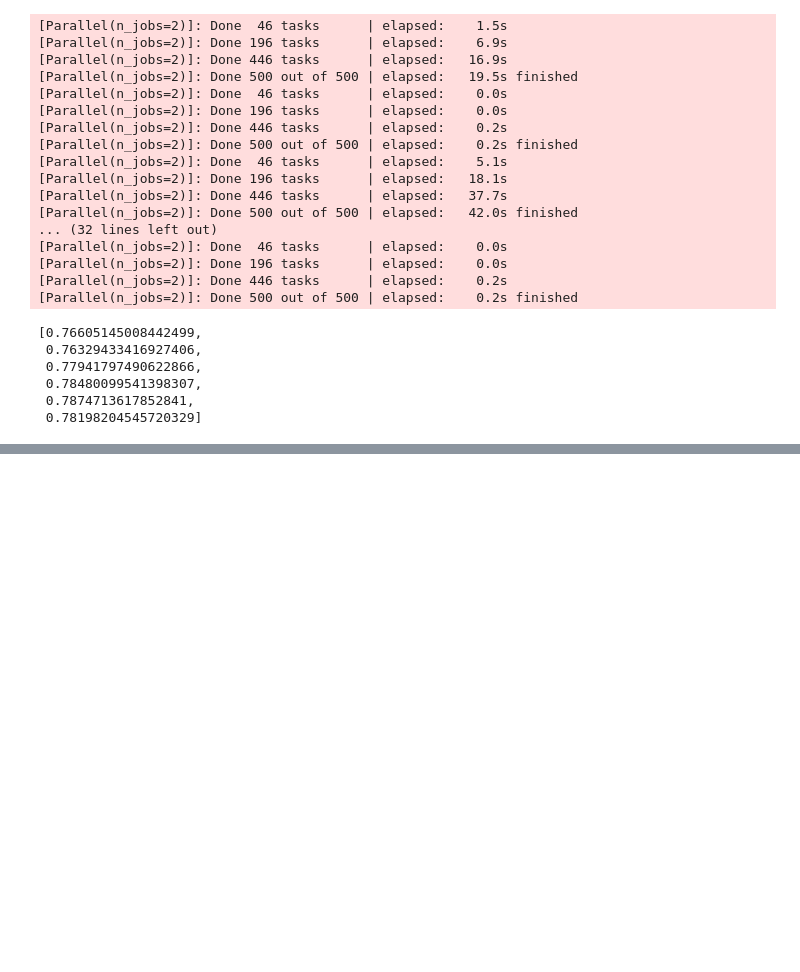
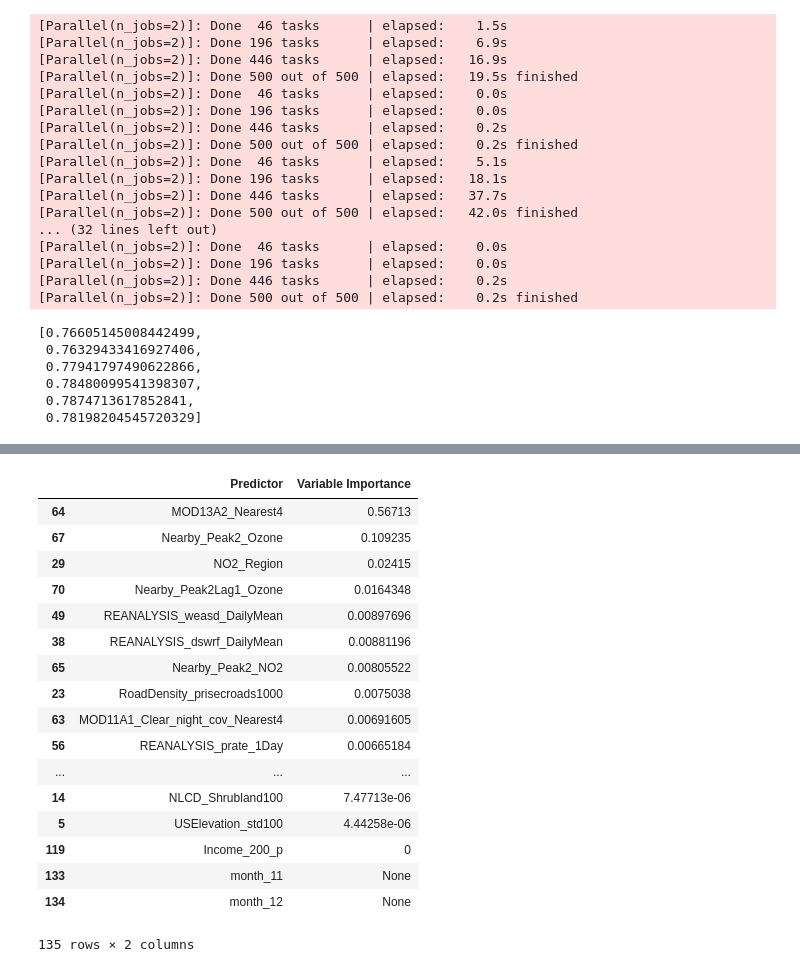
Before and after one commit to chase130101/airpred, a Jupyter notebook: modeling/chris_modeling_rfImp_1.ipynb, the cells around one changed output, grey strips where cells are left out. Cells and saved outputs as stored; diff of their text form; code cells hidden in the pictures; blank space fills up the shorter version.

```diff
--- a/modeling/chris_modeling_rfImp_1.ipynb
+++ b/modeling/chris_modeling_rfImp_1.ipynb
@@ -190,0 +223,4 @@ test_true_pred_rfImp_best_rf.to_csv('../data/test_true_pred_rfImp_best_rf.csv',
+# %%
+# for getting variable importances
+rf = sklearn.ensemble.RandomForestRegressor(n_estimators = 2000, random_state = 1, n_jobs = 2, max_features = 60, verbose = 1)
+rf.fit(sensor_census_imp_train_x_stand, sensor_census_imp_train_y.values)
@@ -190,0 +241,24 @@ test_true_pred_rfImp_best_rf.to_csv('../data/test_true_pred_rfImp_best_rf.csv',
+# %%
+# variable importances
+varImp = pd.DataFrame([sensor_census_imp_train.columns, rf.feature_importances_]).transpose()
+varImp.columns = ['Predictor', 'Variable Importance']
+varImp.sort_values(['Variable Importance'], axis = 0, ascending = False)
+# %% [output]
+|  | Predictor | Variable Importance |
+| 64 | MOD13A2_Nearest4 | 0.56713 |
+| 67 | Nearby_Peak2_Ozone | 0.109235 |
+| 29 | NO2_Region | 0.02415 |
+| 70 | Nearby_Peak2Lag1_Ozone | 0.0164348 |
+| 49 | REANALYSIS_weasd_DailyMean | 0.00897696 |
+| 38 | REANALYSIS_dswrf_DailyMean | 0.00881196 |
+| 65 | Nearby_Peak2_NO2 | 0.00805522 |
+| 23 | RoadDensity_prisecroads1000 | 0.0075038 |
+| 63 | MOD11A1_Clear_night_cov_Nearest4 | 0.00691605 |
+| 56 | REANALYSIS_prate_1Day | 0.00665184 |
+| ... | ... | ... |
+| 14 | NLCD_Shrubland100 | 7.47713e-06 |
+| 5 | USElevation_std100 | 4.44258e-06 |
+| 119 | Income_200_p | 0 |
+| 133 | month_11 | None |
+| 134 | month_12 | None |
+135 rows × 2 columns
```
Also changed, not shown: parts of 5 cells of this notebook, 2 other files.
